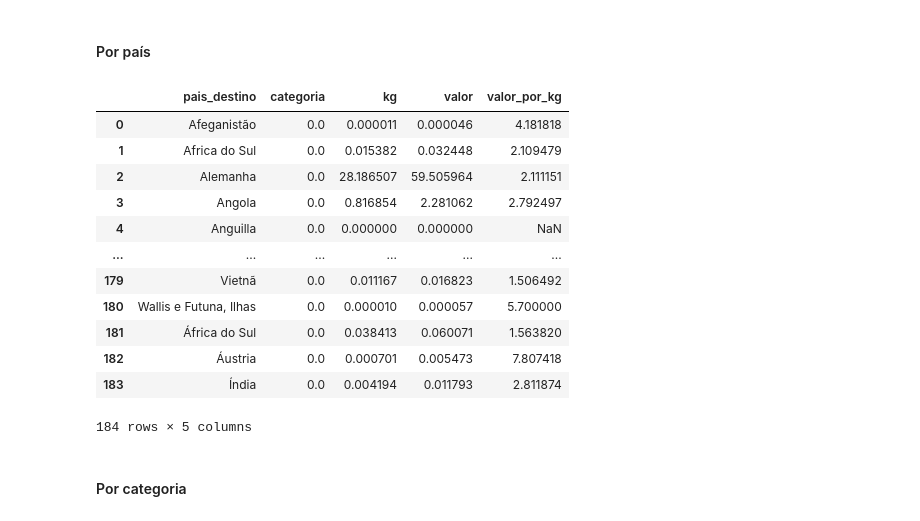
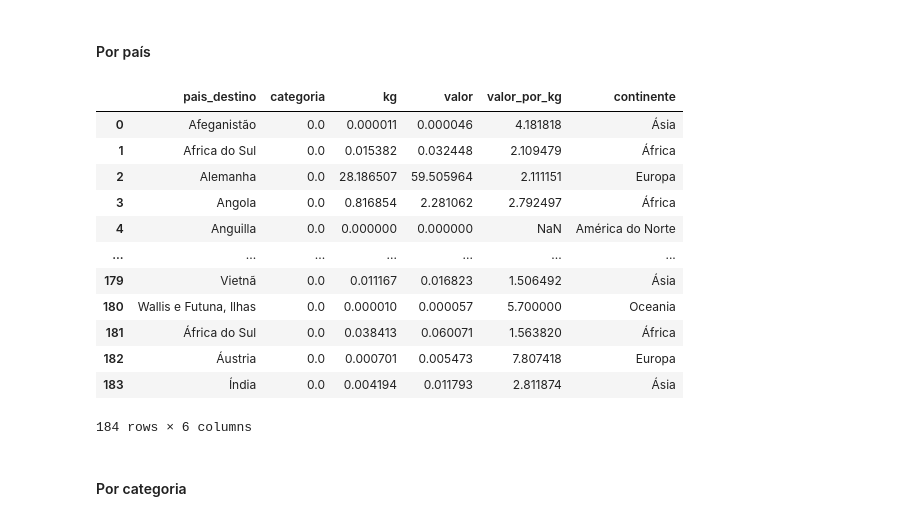
Before and after one commit to victoria-menezes/fiap-data-analytics, a Jupyter notebook: Challenge/3.1.graphing-wine.ipynb, the cells around one changed output. Saved outputs shown, nothing was run; the diff lists cells and outputs as text; code cells hidden in the pictures.

```diff
--- a/Challenge/3.1.graphing-wine.ipynb
+++ b/Challenge/3.1.graphing-wine.ipynb
@@ -335,6 +337,8 @@ sorted(df_exports['pais_destino'].unique())
  'África do Sul',
  'Áustria',
  'Índia']
+# %%
+df_exports['continente'] = df_exports['pais_destino'].map(continents)
 # %%
 large_numbers = ['kg','valor']
 df_exports_million = df_exports.copy()
@@ -356,22 +360,23 @@ df_exports_total_by_year.head(3)
 #### Por país
 # %%
 df_exports_by_country = df_exports_million.groupby('pais_destino').sum(numeric_only=True).reset_index()
-df_exports_by_country ['valor_por_kg'] = df_exports_by_country['valor'] / df_exports_by_country['kg']
+df_exports_by_country['valor_por_kg'] = df_exports_by_country['valor'] / df_exports_by_country['kg']
+df_exports_by_country['continente'] = df_exports_by_country['pais_destino'].map(continents)
 df_exports_by_country
 # %% [output]
-|  | pais_destino | categoria | kg | valor | valor_por_kg |
-| 0 | Afeganistão | 0.0 | 0.000011 | 0.000046 | 4.181818 |
-| 1 | Africa do Sul | 0.0 | 0.015382 | 0.032448 | 2.109479 |
-| 2 | Alemanha | 0.0 | 28.186507 | 59.505964 | 2.111151 |
-| 3 | Angola | 0.0 | 0.816854 | 2.281062 | 2.792497 |
-| 4 | Anguilla | 0.0 | 0.000000 | 0.000000 | NaN |
-| ... | ... | ... | ... | ... | ... |
-| 179 | Vietnã | 0.0 | 0.011167 | 0.016823 | 1.506492 |
-| 180 | Wallis e Futuna, Ilhas | 0.0 | 0.000010 | 0.000057 | 5.700000 |
-| 181 | África do Sul | 0.0 | 0.038413 | 0.060071 | 1.563820 |
-| 182 | Áustria | 0.0 | 0.000701 | 0.005473 | 7.807418 |
-| 183 | Índia | 0.0 | 0.004194 | 0.011793 | 2.811874 |
+|  | pais_destino | categoria | kg | valor | valor_por_kg | continente |
+| 0 | Afeganistão | 0.0 | 0.000011 | 0.000046 | 4.181818 | Ásia |
+| 1 | Africa do Sul | 0.0 | 0.015382 | 0.032448 | 2.109479 | África |
+| 2 | Alemanha | 0.0 | 28.186507 | 59.505964 | 2.111151 | Europa |
+| 3 | Angola | 0.0 | 0.816854 | 2.281062 | 2.792497 | África |
+| 4 | Anguilla | 0.0 | 0.000000 | 0.000000 | NaN | América do Norte |
+| ... | ... | ... | ... | ... | ... | ... |
+| 179 | Vietnã | 0.0 | 0.011167 | 0.016823 | 1.506492 | Ásia |
+| 180 | Wallis e Futuna, Ilhas | 0.0 | 0.000010 | 0.000057 | 5.700000 | Oceania |
+| 181 | África do Sul | 0.0 | 0.038413 | 0.060071 | 1.563820 | África |
+| 182 | Áustria | 0.0 | 0.000701 | 0.005473 | 7.807418 | Europa |
+| 183 | Índia | 0.0 | 0.004194 | 0.011793 | 2.811874 | Ásia |
-184 rows × 5 columns
+184 rows × 6 columns
 # %% [markdown]
 #### Por categoria
 # %%
```
Also changed, not shown: parts of 30 cells of this notebook, 31 other files.
